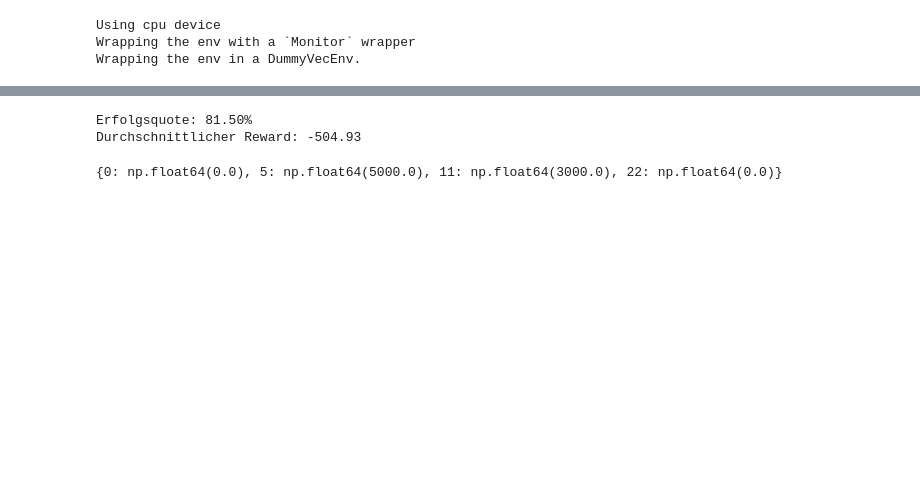
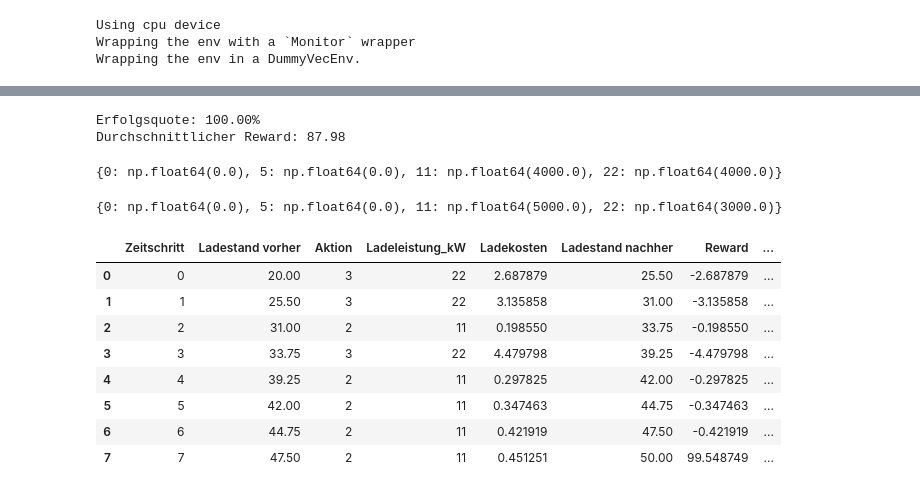
Before and after one commit to nbringew/AAA_Team_1, a Jupyter notebook: notebooks/04_reinforcement_learning.ipynb, the cells around one changed output, grey strips where cells are left out. Drawn from its saved outputs; the diff is of its cells as text; code cells hidden in the pictures; blank space fills up the shorter version.

```diff
--- a/notebooks/04_reinforcement_learning.ipynb
+++ b/notebooks/04_reinforcement_learning.ipynb
@@ -332,5 +336,5 @@ model.save("taxi_charging_dqn") #saving modelllll
 # %%
-#Evaluation of the trained DQN agent
+# Evaluation of the trained DQN agent
 n_episodes = 1000
 rewards = []
 successes = 0
@@ -339,24 +343,29 @@ for _ in range(n_episodes):
     obs, _ = env.reset()
     done = False
     total_reward = 0
+    info = {}
 
     while not done:
         action, _ = model.predict(obs, deterministic=True)
-        obs, reward, done, _, _ = env.step(action)
+        obs, reward, done, _, info = env.step(action)
         total_reward += reward
 
     rewards.append(total_reward)
 
-    if total_reward > 0:
+    if info["success"]:
         successes += 1
 
 print(f"Erfolgsquote: {successes / n_episodes * 100:.2f}%")
 print(f"Durchschnittlicher Reward: {np.mean(rewards):.2f}")
 # %% [output]
-Erfolgsquote: 81.50%
-Durchschnittlicher Reward: -504.93
+Erfolgsquote: 100.00%
+Durchschnittlicher Reward: 87.98
+# %%
+print(dict(zip(env.power_levels, action_counts)))
+# %% [output]
+{0: np.float64(0.0), 5: np.float64(0.0), 11: np.float64(4000.0), 22: np.float64(4000.0)}
 # %%
-action_counts = np.zeros(4)
+action_counts = np.zeros(len(env.power_levels))
 
 for _ in range(1000):
     obs, _ = env.reset()
@@ -369,7 +378,45 @@ for _ in range(1000):
 
 print(dict(zip(env.power_levels, action_counts)))
 # %% [output]
-{0: np.float64(0.0), 5: np.float64(5000.0), 11: np.float64(3000.0), 22: np.float64(0.0)}
+{0: np.float64(0.0), 5: np.float64(0.0), 11: np.float64(5000.0), 22: np.float64(3000.0)}
+# %%
+episode_results = []
+
+obs, _ = env.reset()
+done = False
+
+while not done:
+    old_soc = obs[0]
+    old_step = obs[1]
+
+    action, _ = model.predict(obs, deterministic=True)
+    obs, reward, done, _, info = env.step(action)
+
+    episode_results.append({
+        "Zeitschritt": int(old_step),
+        "Ladestand vorher": old_soc,
+        "Aktion": int(action),
+        "Ladeleistung_kW": info["power"],
+        "Ladekosten": info["charging_cost"],
+        "Ladestand nachher": obs[0],
+        "Reward": reward,
+        "Demand": info.get("demand", np.nan),
+        "Shortage": info.get("shortage", np.nan),
+        "Success": info.get("success", np.nan)
+    })
+
+episode_df = pd.DataFrame(episode_results)
+episode_df
+# %% [output]
+|  | Zeitschritt | Ladestand vorher | Aktion | Ladeleistung_kW | Ladekosten | Ladestand nachher | Reward | ... |
+| 0 | 0 | 20.00 | 3 | 22 | 2.687879 | 25.50 | -2.687879 | ... |
+| 1 | 1 | 25.50 | 3 | 22 | 3.135858 | 31.00 | -3.135858 | ... |
+| 2 | 2 | 31.00 | 2 | 11 | 0.198550 | 33.75 | -0.198550 | ... |
+| 3 | 3 | 33.75 | 3 | 22 | 4.479798 | 39.25 | -4.479798 | ... |
+| 4 | 4 | 39.25 | 2 | 11 | 0.297825 | 42.00 | -0.297825 | ... |
+| 5 | 5 | 42.00 | 2 | 11 | 0.347463 | 44.75 | -0.347463 | ... |
+| 6 | 6 | 44.75 | 2 | 11 | 0.421919 | 47.50 | -0.421919 | ... |
+| 7 | 7 | 47.50 | 2 | 11 | 0.451251 | 50.00 | 99.548749 | ... |
 # %%
 plt.hist(rewards, bins=30)
 plt.xlabel("Gesamt-Reward")
```
Also changed, not shown: parts of 8 cells of this notebook, 1 other file.
